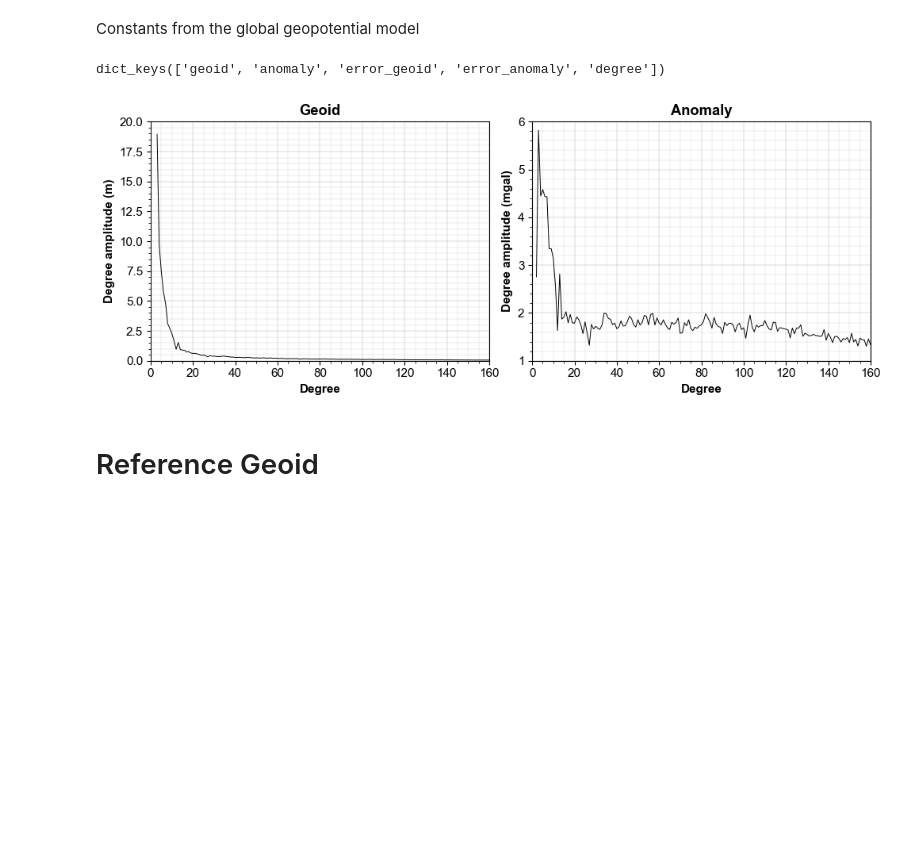
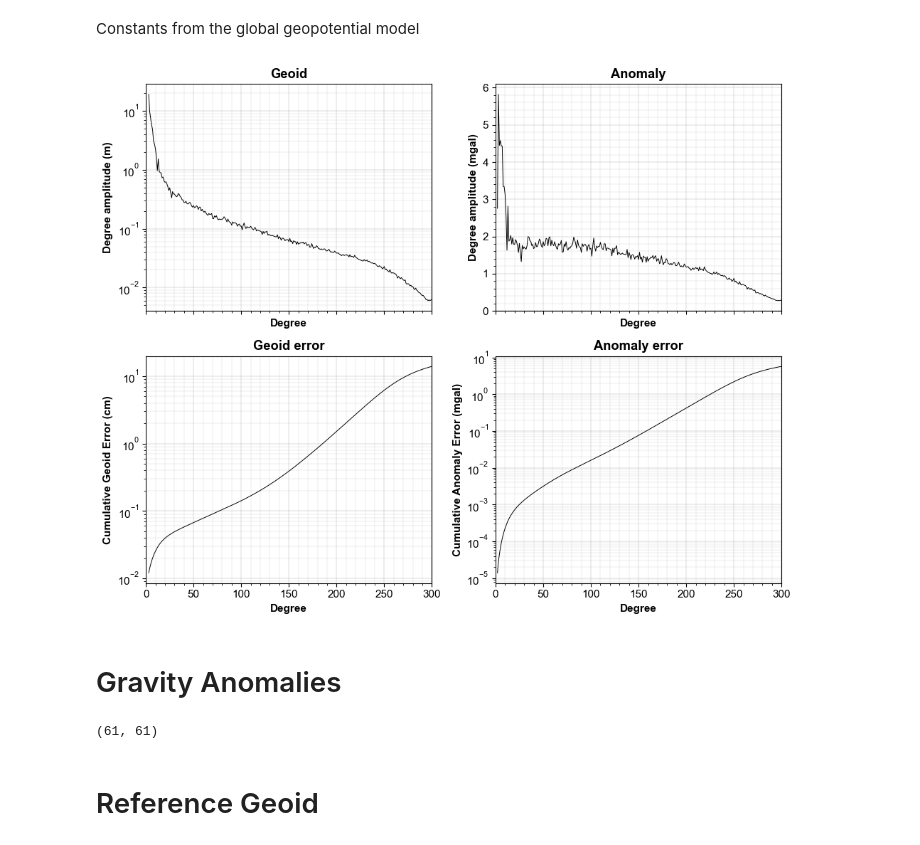
Before and after one commit to cikelly/geoidlab, a Jupyter notebook: Notebooks/Global Gravity Model.ipynb, the cells around one changed output. Drawn from its saved outputs; the diff is of its cells as text; code cells hidden in the pictures; blank space fills up the shorter version.

```diff
--- a/Notebooks/Global Gravity Model.ipynb
+++ b/Notebooks/Global Gravity Model.ipynb
@@ -75,40 +70,41 @@ variances = shtools.degree_amplitude(shc, ellipsoid='grs80')
-# %%
-variances.keys()
-# %% [output]
-dict_keys(['geoid', 'anomaly', 'error_geoid', 'error_anomaly', 'degree'])
+# %%
+# variances1 = shtools.degree_amplitude1(shc, ellipsoid='grs80')
+variances  = shtools.degree_amplitude(shc, ellipsoid='grs80')
+error_variances = shtools.error_degree_amplitude(shc, ellipsoid='grs80')
 # %%
-fig, axs = plt.subplots(1,2, figsize=(10,4))
+fig, axs = plt.subplots(2,2, figsize=(10,8), sharex=True)
 
 axs = axs.ravel()
 
 axs[0].plot(variances['degree'][3:], variances['geoid'][3:], linewidth=0.7, color='k')
 axs[1].plot(variances['degree'][2:], variances['anomaly'][2:], linewidth=0.7, color='k')
-# axs[2].plot(variances['degree'][3:], variances['error_geoid'][3:], linewidth=0.7, color='k')
-# axs[3].plot(variances['degree'][2:], variances['error_anomaly'][2:], linewidth=0.7, color='k')
+axs[2].plot(error_variances['degree'][3:], error_variances['error_geoid'][3:], linewidth=0.7, color='k')
+axs[3].plot(error_variances['degree'][2:], error_variances['error_anomaly'][2:], linewidth=0.7, color='k')
 
 titles = ['Geoid', 'Anomaly', 'Geoid error', 'Anomaly error']
-ylabels = ['Degree amplitude (m)', 'Degree amplitude (mgal)'] #, 'Degree amplitude (m)', 'Degree amplitude (mgal)']
-xlims  = [0, 160]
-ylims  = [[0, 20], [1, 6]]
+ylabels = ['Degree amplitude (m)', 'Degree amplitude (mgal)', 'Cumulative Geoid Error (cm)', 'Cumulative Anomaly Error (mgal)']
+
+xlims  = [0, shc['nmax']]
+ylims  = [[0, 20], [0, 6]]
 
 for i, (ax, title) in enumerate(zip(axs, titles)):
     ax.set_title(title, fontweight='bold')
     ax.set_xlabel('Degree', fontweight='bold')
     ax.set_ylabel(ylabels[i], fontweight='bold')
     ax.set_xlim(xlims)
 
-    if i in [0,1]:
-        ax.set_ylim(ylims[i])
-    # ax.grid(linewidth=0.2)
+    if i != 1:
+        ax.set_yscale('log')
+
+    ax.grid(which='both', linewidth=0.5, color='gray')
+    ax.minorticks_on()
+    ax.grid(which='minor', linewidth=0.1, color='gray')
+    ax.grid(linewidth=0.2)
 
 
-    # Customize the appearance of the minor gridlines
-    ax.grid(which='both', linewidth=0.2, color='gray')
-    ax.minorticks_on()
-    ax.grid(which='minor', color='gray', linewidth=0.1)
-
-
-plt.tight_layout()
+fig.tight_layout()
 plt.show()
 # %% [output]
-[figure, old version]
+[figure, new version]
+# %% [markdown]
+# Gravity Anomalies
@@ -115,3 +123,7 @@ plt.show()
+# %%
+Pnm.shape
+# %% [output]
+(61, 61)
 # %% [markdown]
 # Reference Geoid
 # %%
```
Also changed, not shown: parts of 5 cells of this notebook.
